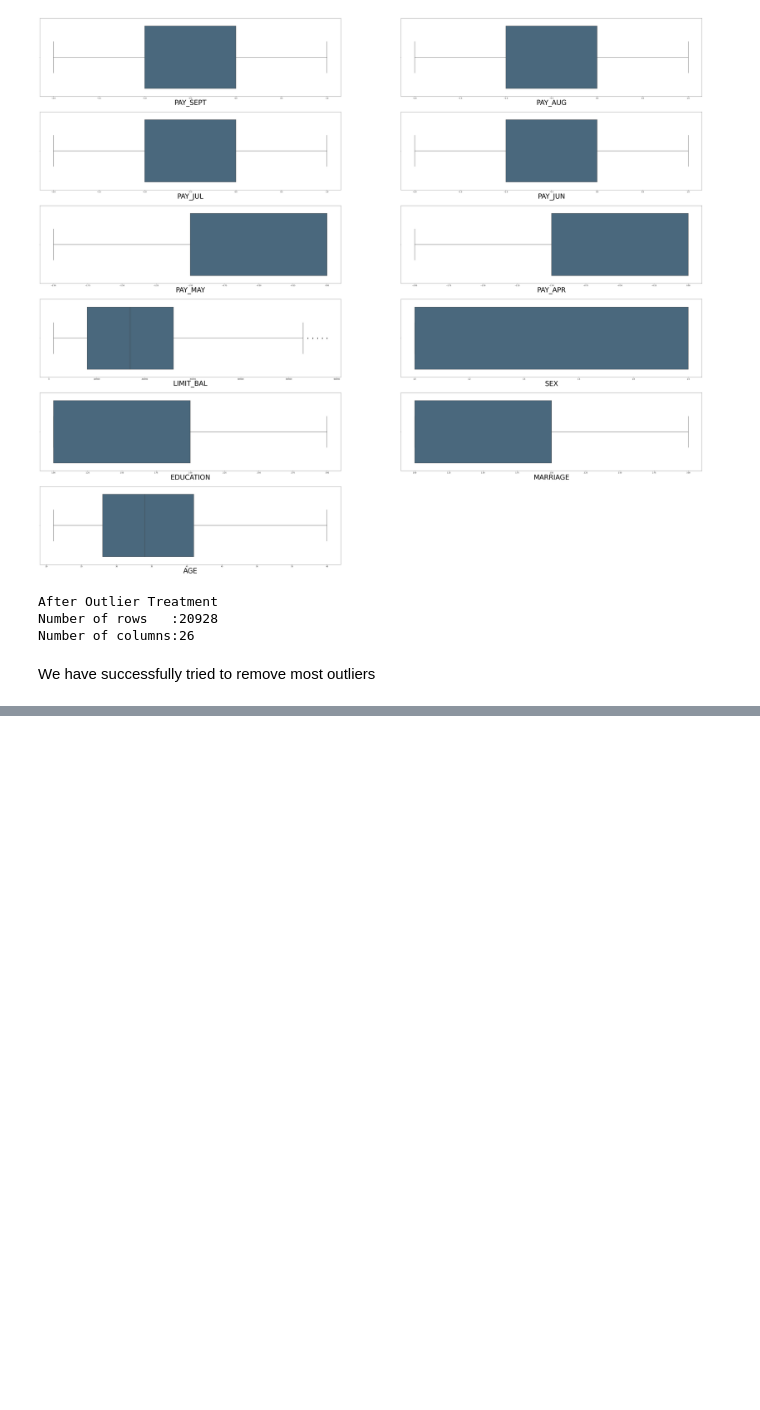
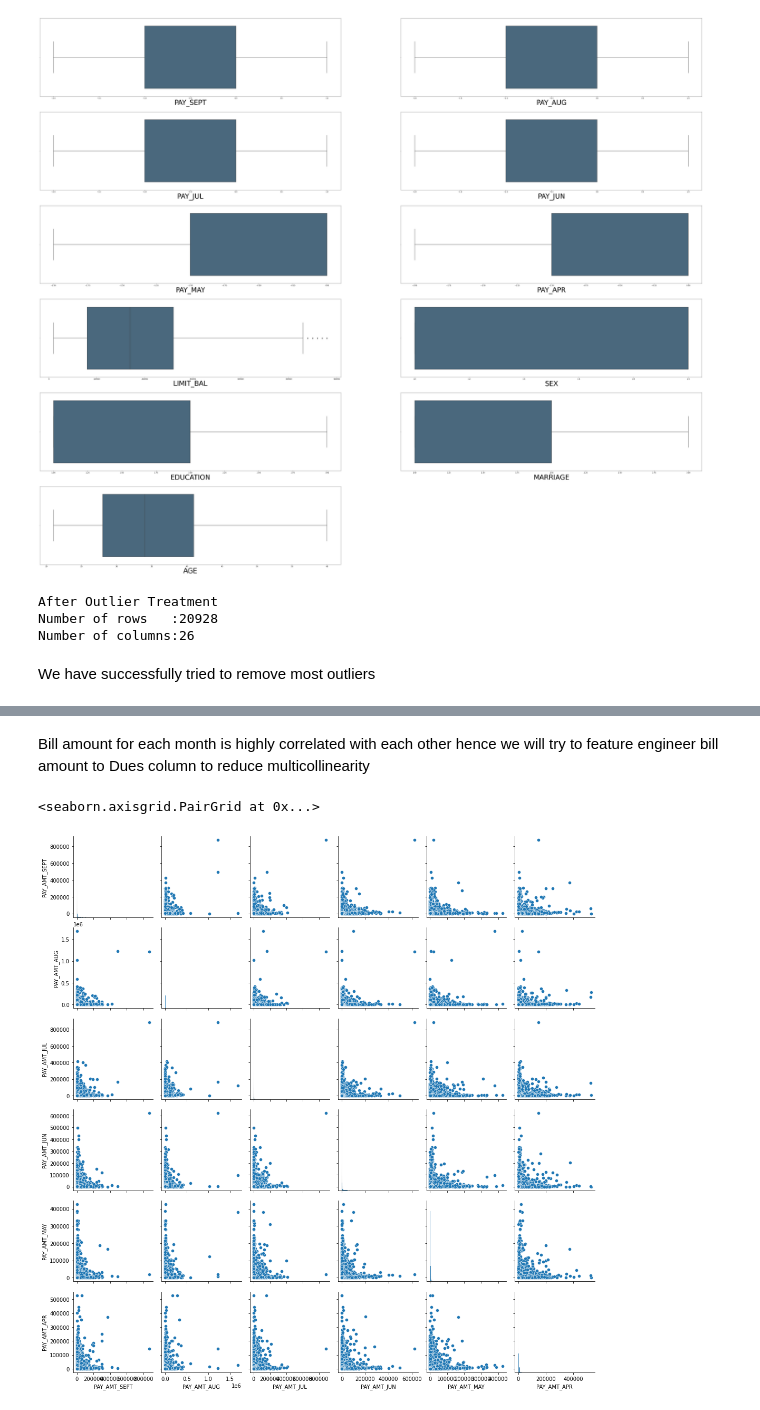
Before and after one commit to RajaChowdhury/Credit-Card-Default-Prediction, a Jupyter notebook: Credit_Card_Default_Prediction_Capstone_Project_Raja_Chowdhury.ipynb, the cells around one changed output, grey strips where cells are left out. Drawn from its saved outputs; the diff is of its cells as text; code cells hidden in the pictures; blank space fills up the shorter version.

```diff
--- a/Credit_Card_Default_Prediction_Capstone_Project_Raja_Chowdhury.ipynb
+++ b/Credit_Card_Default_Prediction_Capstone_Project_Raja_Chowdhury.ipynb
@@ -256,0 +330,8 @@ We have successfully tried to remove most outliers
+# %% [markdown]
+Bill amount for each month is highly correlated with each other hence we will try to feature engineer bill amount to Dues column to reduce multicollinearity
+# %%
+# Checking correlation between BILL_AMT Columns
+sns.pairplot(data = df[[ 'PAY_AMT_SEPT', 'PAY_AMT_AUG', 'PAY_AMT_JUL','PAY_AMT_JUN', 'PAY_AMT_MAY', 'PAY_AMT_APR']])
+# %% [output]
+<seaborn.axisgrid.PairGrid at 0x...>
+[figure, added]
```
Also changed, not shown: parts of 96 cells of this notebook.
